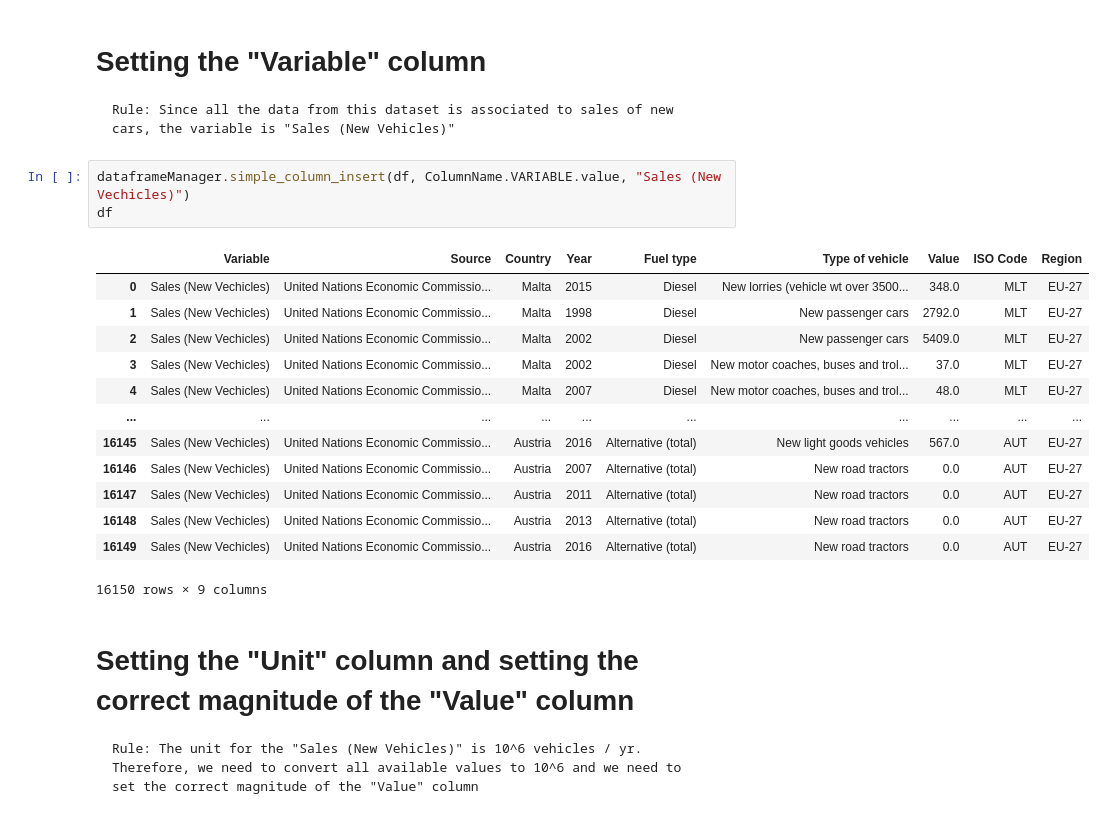
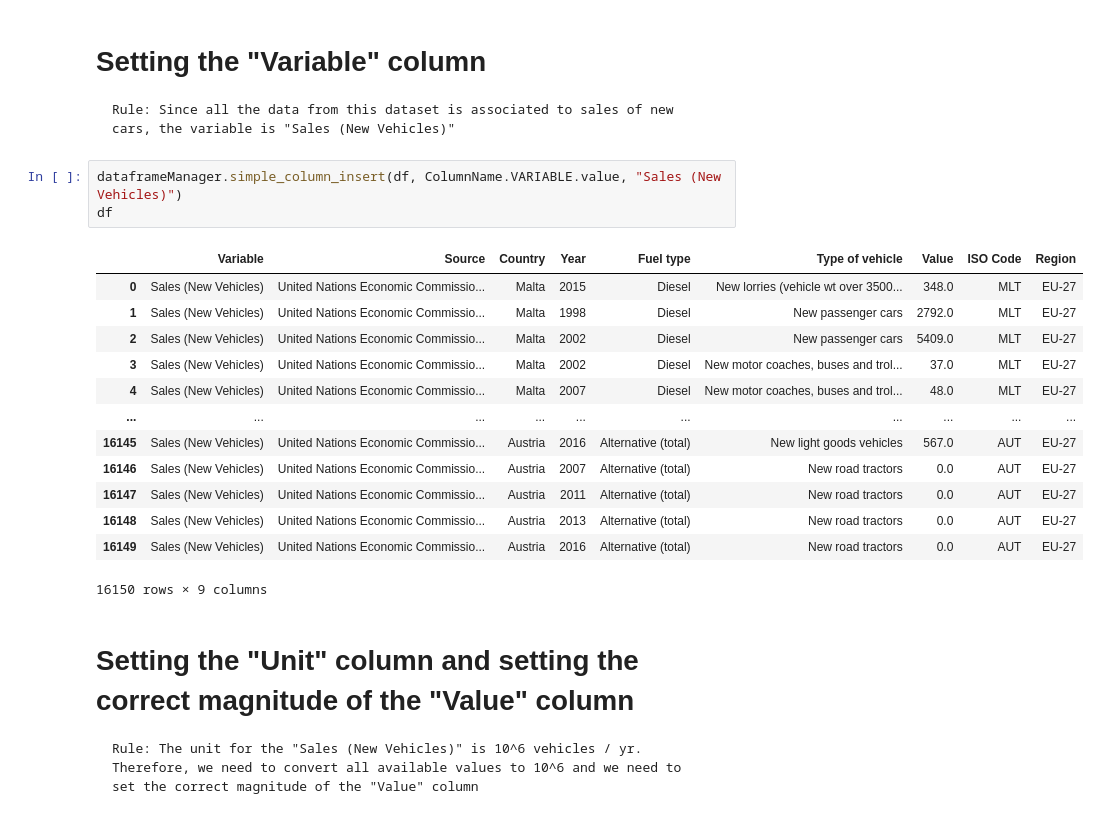
Before and after one commit to transportenergy/database, a Jupyter notebook: item/historical/scripts/T004.ipynb, the cells around one changed output. Saved outputs shown, nothing was run; the diff lists cells and outputs as text.

```diff
--- a/item/historical/scripts/T004.ipynb
+++ b/item/historical/scripts/T004.ipynb
@@ -195,21 +195,21 @@ df
 # Setting the "Variable" column
     Rule: Since all the data from this dataset is associated to sales of new cars, the variable is "Sales (New Vehicles)"
 # %%
-dataframeManager.simple_column_insert(df, ColumnName.VARIABLE.value, "Sales (New Vechicles)")
+dataframeManager.simple_column_insert(df, ColumnName.VARIABLE.value, "Sales (New Vehicles)")
 df
 # %% [output]
 |  | Variable | Source | Country | Year | Fuel type | Type of vehicle | Value | ISO Code | Region |
-| 0 | Sales (New Vechicles) | United Nations Economic Commissio... | Malta | 2015 | Diesel | New lorries (vehicle wt over 3500... | 348.0 | MLT | EU-27 |
-| 1 | Sales (New Vechicles) | United Nations Economic Commissio... | Malta | 1998 | Diesel | New passenger cars | 2792.0 | MLT | EU-27 |
-| 2 | Sales (New Vechicles) | United Nations Economic Commissio... | Malta | 2002 | Diesel | New passenger cars | 5409.0 | MLT | EU-27 |
-| 3 | Sales (New Vechicles) | United Nations Economic Commissio... | Malta | 2002 | Diesel | New motor coaches, buses and trol... | 37.0 | MLT | EU-27 |
-| 4 | Sales (New Vechicles) | United Nations Economic Commissio... | Malta | 2007 | Diesel | New motor coaches, buses and trol... | 48.0 | MLT | EU-27 |
+| 0 | Sales (New Vehicles) | United Nations Economic Commissio... | Malta | 2015 | Diesel | New lorries (vehicle wt over 3500... | 348.0 | MLT | EU-27 |
+| 1 | Sales (New Vehicles) | United Nations Economic Commissio... | Malta | 1998 | Diesel | New passenger cars | 2792.0 | MLT | EU-27 |
+| 2 | Sales (New Vehicles) | United Nations Economic Commissio... | Malta | 2002 | Diesel | New passenger cars | 5409.0 | MLT | EU-27 |
+| 3 | Sales (New Vehicles) | United Nations Economic Commissio... | Malta | 2002 | Diesel | New motor coaches, buses and trol... | 37.0 | MLT | EU-27 |
+| 4 | Sales (New Vehicles) | United Nations Economic Commissio... | Malta | 2007 | Diesel | New motor coaches, buses and trol... | 48.0 | MLT | EU-27 |
 | ... | ... | ... | ... | ... | ... | ... | ... | ... | ... |
-| 16145 | Sales (New Vechicles) | United Nations Economic Commissio... | Austria | 2016 | Alternative (total) | New light goods vehicles | 567.0 | AUT | EU-27 |
-| 16146 | Sales (New Vechicles) | United Nations Economic Commissio... | Austria | 2007 | Alternative (total) | New road tractors | 0.0 | AUT | EU-27 |
-| 16147 | Sales (New Vechicles) | United Nations Economic Commissio... | Austria | 2011 | Alternative (total) | New road tractors | 0.0 | AUT | EU-27 |
-| 16148 | Sales (New Vechicles) | United Nations Economic Commissio... | Austria | 2013 | Alternative (total) | New road tractors | 0.0 | AUT | EU-27 |
-| 16149 | Sales (New Vechicles) | United Nations Economic Commissio... | Austria | 2016 | Alternative (total) | New road tractors | 0.0 | AUT | EU-27 |
+| 16145 | Sales (New Vehicles) | United Nations Economic Commissio... | Austria | 2016 | Alternative (total) | New light goods vehicles | 567.0 | AUT | EU-27 |
+| 16146 | Sales (New Vehicles) | United Nations Economic Commissio... | Austria | 2007 | Alternative (total) | New road tractors | 0.0 | AUT | EU-27 |
+| 16147 | Sales (New Vehicles) | United Nations Economic Commissio... | Austria | 2011 | Alternative (total) | New road tractors | 0.0 | AUT | EU-27 |
+| 16148 | Sales (New Vehicles) | United Nations Economic Commissio... | Austria | 2013 | Alternative (total) | New road tractors | 0.0 | AUT | EU-27 |
+| 16149 | Sales (New Vehicles) | United Nations Economic Commissio... | Austria | 2016 | Alternative (total) | New road tractors | 0.0 | AUT | EU-27 |
 16150 rows × 9 columns
 # %% [markdown]
 # Setting the "Unit" column and setting the correct magnitude of the "Value" column
```
Also changed, not shown: parts of 7 cells of this notebook, 1 other file.
